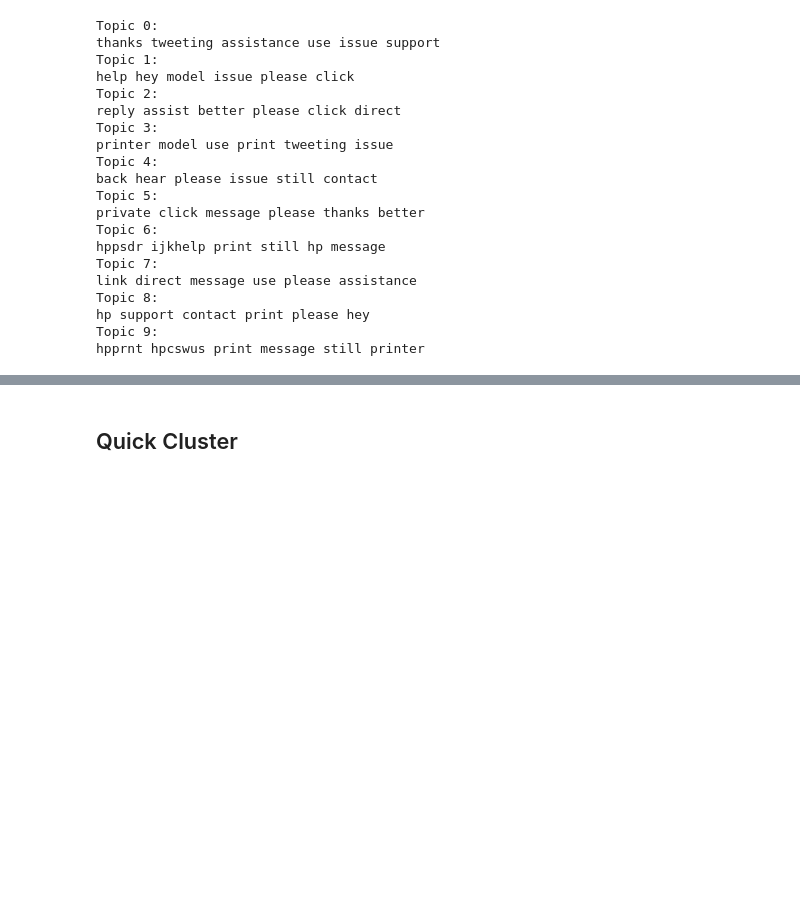
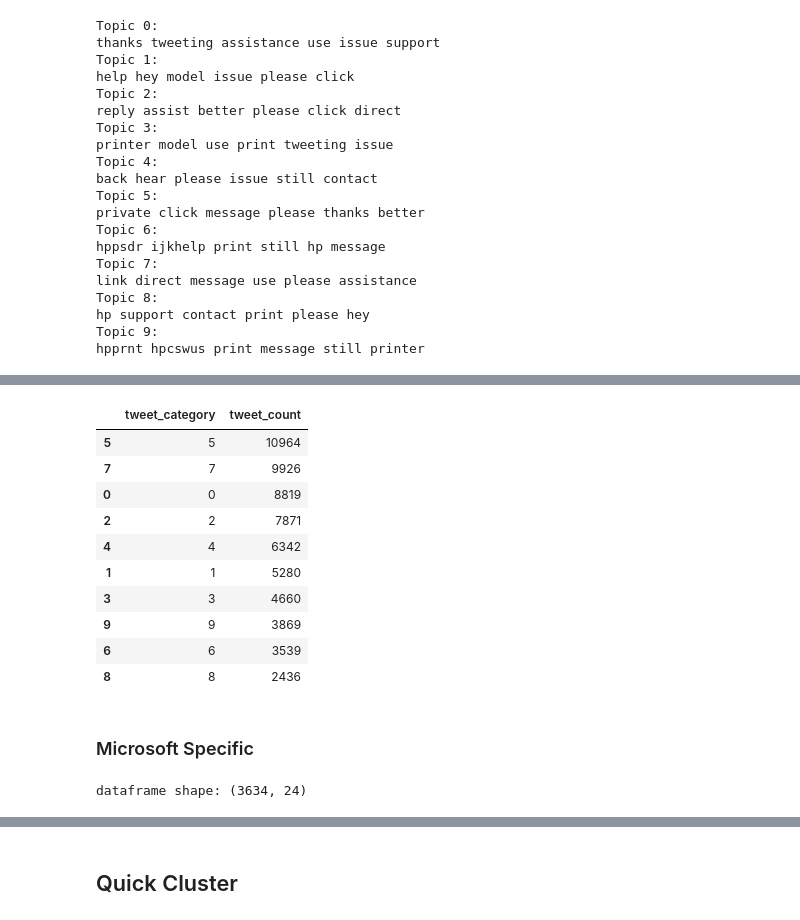
Before and after one commit to xvila/Twitter-Customer-Support-Exploration, a Jupyter notebook: notebooks/Topic Modeling.ipynb, the cells around one changed output, grey strips where cells are left out. Cells and saved outputs as stored; diff of their text form; code cells hidden in the pictures; blank space fills up the shorter version.

```diff
--- a/notebooks/data_processing.ipynb
+++ b/notebooks/Topic Modeling.ipynb
@@ -87,7 +106,7 @@ stop = set(stopwords.words('english')+ \
         'based', 'even', 'another', 'completely', 'way', 'find', 'used', 'thing', '2017', 'see', 'need',
         'know','knows', 'think', 'thinks', 'take', 'new', 'day', 'days','https','co','dm','us','look', 'hi','tried'
     'want','send','still','back','hello','using','tried','link','thanks','thank','error','help','please','issue',
-    'assistance','support','details','name','address','reply','assist','ijkhelp']+c)
+    'assistance','support','details','name','address','reply','assist','ijkhelp','since']+c)
 # %%
 exclude = set(string.punctuation)
 # %%
@@ -122,6 +141,32 @@ def get_topics(company,k,d,mindf=1,maxdf=1.0,c=companies,stop=stop):
     topic_dist = topic_distribution(companyDF,func_nmf_fit)
 
     return func_nmf,func_tf_feature_names, topic_dist
+# %%
+def get_topics2(company,k,d,mindf=1,maxdf=1.0,c=companies,stop=stop):
+    ''' Takes a company and then runs NMF to get the topics.
+    Returns model and feature names.
+
+    Parameters:
+    company: str name of company
+    k: int components for nmf
+    d: dataframe containing tweets'''
+    c = [word.lower() for word in c]
+    stop = list(stop)
+    stop.extend(c)
+    stop = set(stop)
+
+    companyDF = d[d['author_id_y'].str.contains(company)]
+    print('dataframe shape:',companyDF.shape)
+
+    func_tf_vectorizer = TfidfVectorizer(stop_words=stop,use_idf=True,token_pattern="\\b[a-z][a-z]+\\b",max_df=maxdf,min_df=mindf)
+    func_tf = func_tf_vectorizer.fit_transform(companyDF.text_x)
+    func_tf_feature_names = func_tf_vectorizer.get_feature_names()
+    func_nmf = NMF(n_components=k, init='random')
+    func_nmf_fit = func_nmf.fit_transform(func_tf)
+
+    topic_dist = topic_distribution2(companyDF,func_nmf_fit)
+
+    return func_nmf,func_tf_feature_names, topic_dist
 # %%
 def multi_get_topics(companyDF,k,mindf=1,maxdf=1.0,c=companies,stop=stop):
     ''' Takes a company and then runs NMF to get the topics.
@@ -833,0 +706,2 @@ hpprnt hpcswus print message still printer
+# %%
+apple2NMF,apple2Features,apple2Dist = get_topics2('AppleSupport',10,ioDF,maxdf=.6,stop=stop)
@@ -833,0 +733,20 @@ hpprnt hpcswus print message still printer
+# %%
+apple2Dist
+# %% [output]
+|  | tweet_category | tweet_count |
+| 5 | 5 | 10964 |
+| 7 | 7 | 9926 |
+| 0 | 0 | 8819 |
+| 2 | 2 | 7871 |
+| 4 | 4 | 6342 |
+| 1 | 1 | 5280 |
+| 3 | 3 | 4660 |
+| 9 | 9 | 3869 |
+| 6 | 6 | 3539 |
+| 8 | 8 | 2436 |
+# %% [markdown]
+### Microsoft Specific
+# %%
+micro2NMF,micro2Features,micro2Dist = get_topics2('MicrosoftHelps',10,ioDF,stop=stop)
+# %% [output]
+dataframe shape: (3634, 24)
```
Also changed, not shown: parts of 90 cells of this notebook, 1 other file.
